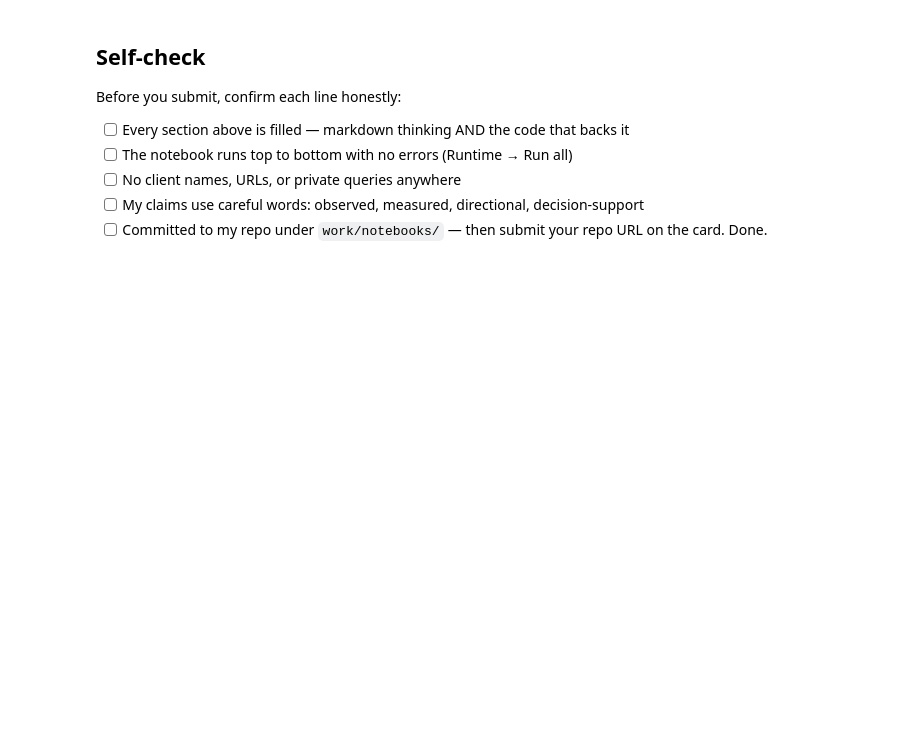
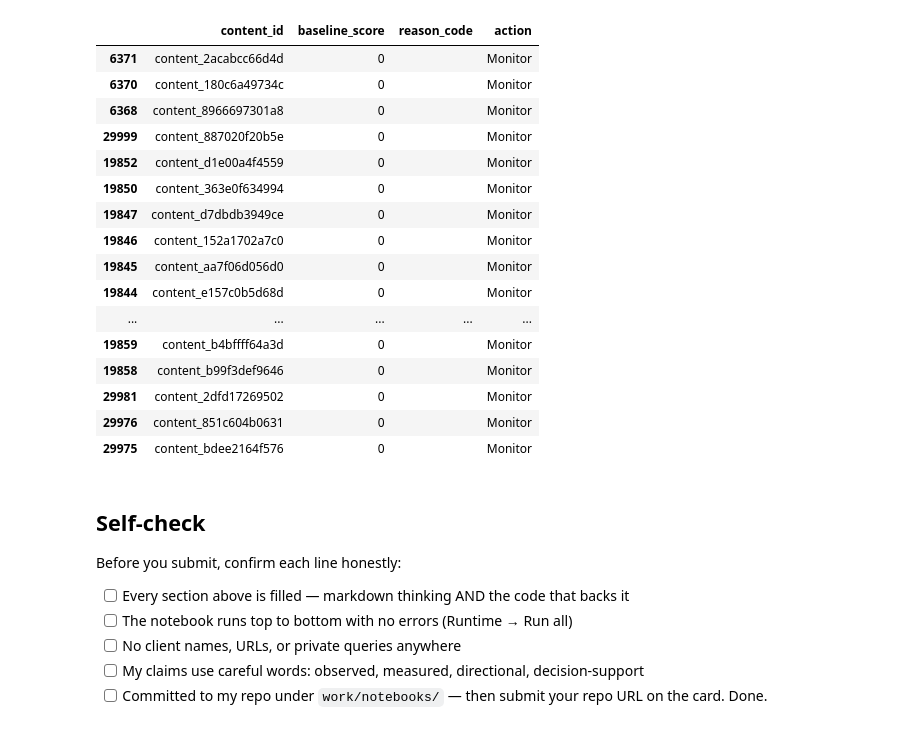
Before and after one commit to pankaj1281/flyrank_ml_internship, a Jupyter notebook: work/notebooks/w04_baseline_score.ipynb, the cells around one changed output. Saved outputs shown, nothing was run; the diff lists cells and outputs as text; code cells hidden in the pictures; blank space fills up the shorter version.

```diff
--- a/work/notebooks/w04_baseline_score.ipynb
+++ b/work/notebooks/w04_baseline_score.ipynb
@@ -37,3 +371,30 @@ This skeleton is yours to fill. Work the sections **in order** — each one has
+# %%
+queue.tail(20)[
+    [
+        "content_id",
+        "baseline_score",
+        "reason_code",
+        "action"
+    ]
+]
+# %% [output]
+|  | content_id | baseline_score | reason_code | action |
+| 6371 | content_2acabcc66d4d | 0 |  | Monitor |
+| 6370 | content_180c6a49734c | 0 |  | Monitor |
+| 6368 | content_8966697301a8 | 0 |  | Monitor |
+| 29999 | content_887020f20b5e | 0 |  | Monitor |
+| 19852 | content_d1e00a4f4559 | 0 |  | Monitor |
+| 19850 | content_363e0f634994 | 0 |  | Monitor |
+| 19847 | content_d7dbdb3949ce | 0 |  | Monitor |
+| 19846 | content_152a1702a7c0 | 0 |  | Monitor |
+| 19845 | content_aa7f06d056d0 | 0 |  | Monitor |
+| 19844 | content_e157c0b5d68d | 0 |  | Monitor |
+| ... | ... | ... | ... | ... |
+| 19859 | content_b4bffff64a3d | 0 |  | Monitor |
+| 19858 | content_b99f3def9646 | 0 |  | Monitor |
+| 29981 | content_2dfd17269502 | 0 |  | Monitor |
+| 29976 | content_851c604b0631 | 0 |  | Monitor |
+| 29975 | content_bdee2164f576 | 0 |  | Monitor |
 # %% [markdown]
 ## Self-check
 
```
Also changed, not shown: parts of 22 cells of this notebook.
